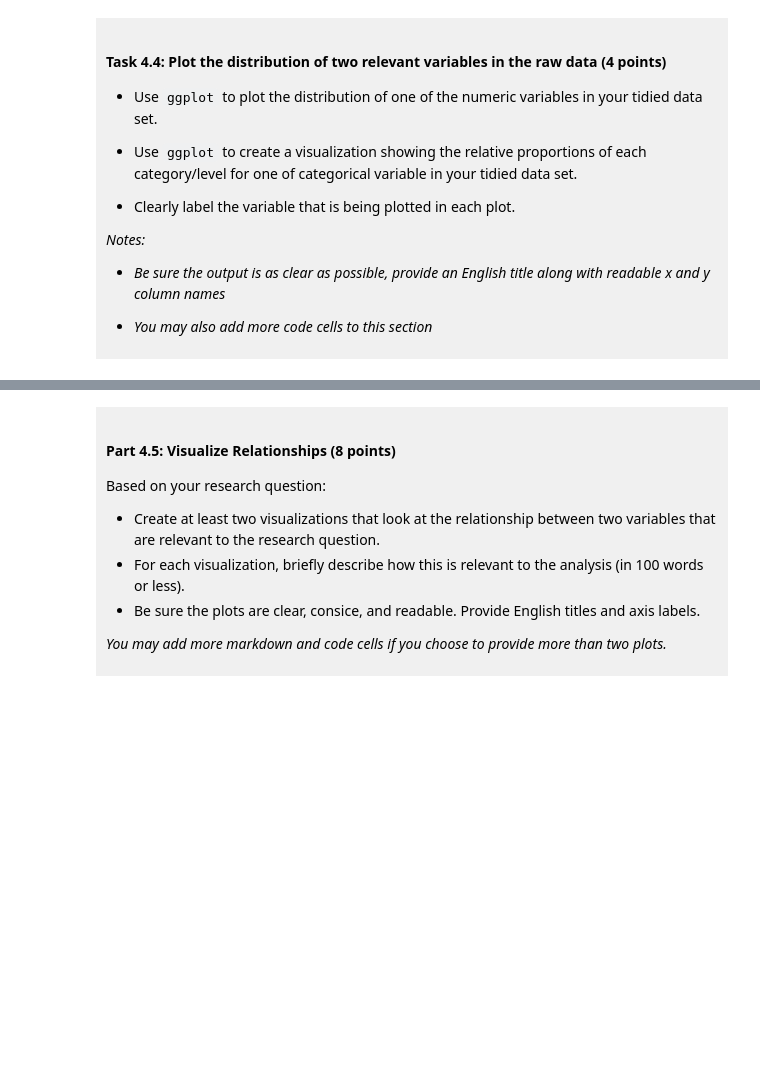
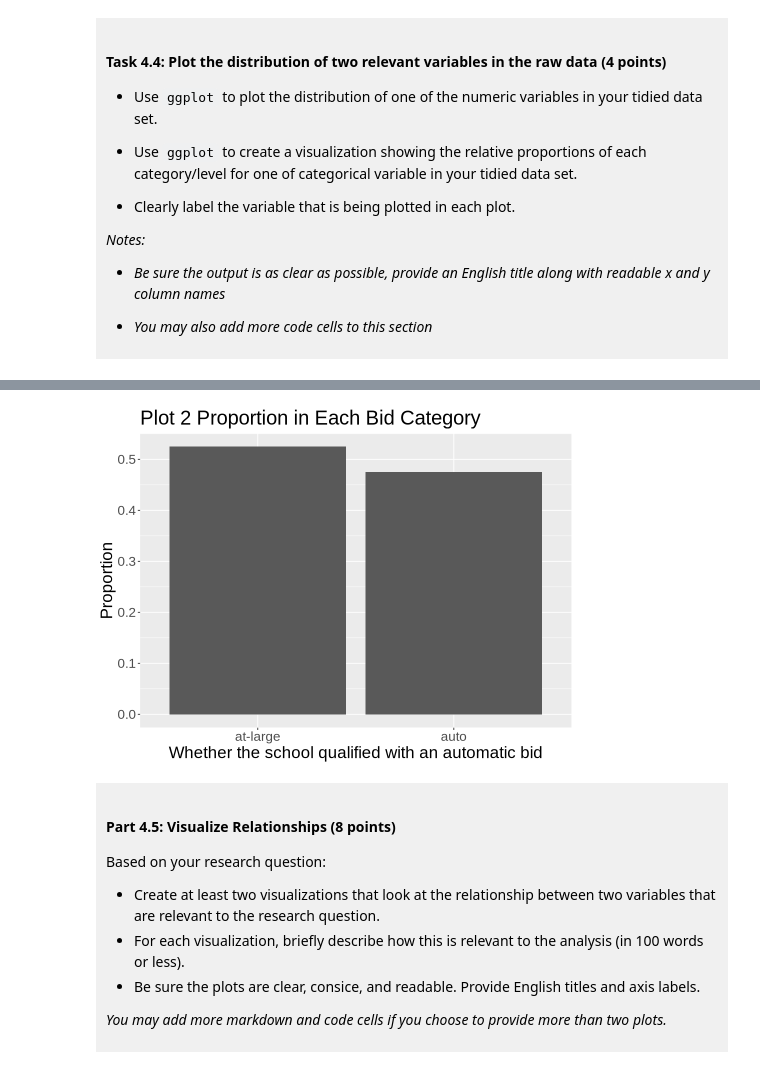
Before and after one commit to dorisliu200707-cmd/dsci100-project, a Jupyter notebook: dsci-100-project-notebook.ipynb, the cells around one changed output, grey strips where cells are left out. Saved outputs shown, nothing was run; the diff lists cells and outputs as text; code cells hidden in the pictures; blank space fills up the shorter version.

```diff
--- a/dsci-100-project-notebook.ipynb
+++ b/dsci-100-project-notebook.ipynb
@@ -308,2 +361,6 @@ You will refine your research question (if needed) and produce a tidy data set.
 # %%
-### EDIT THIS CODE CELL FOR PLOT 2 ###
+# calculate proportion in each bid category
+bid_prop <- basketball_tidy |>
+    count(bid) |>
+    mutate(prop=n/sum(n))
+bid_prop
@@ -310,3 +373,12 @@ You will refine your research question (if needed) and produce a tidy data set.
+# %%
+options(repr.plot.width = 8, repr.plot.height = 6)
+plot2 <- ggplot(bid_prop, aes(x=bid, y=prop)) +
+    geom_bar(stat="identity") +
+    labs(x="Whether the school qualified with an automatic bid", y="Proportion", title = "Plot 2 Proportion in Each Bid Category") +
+    theme(text=element_text(size=20))
+plot2
+# %% [output]
+[figure, added]
 # %% [markdown]
 <div style="background-color: #f0f0f0; padding: 10px;">
 
```
Also changed, not shown: parts of 11 cells of this notebook.
